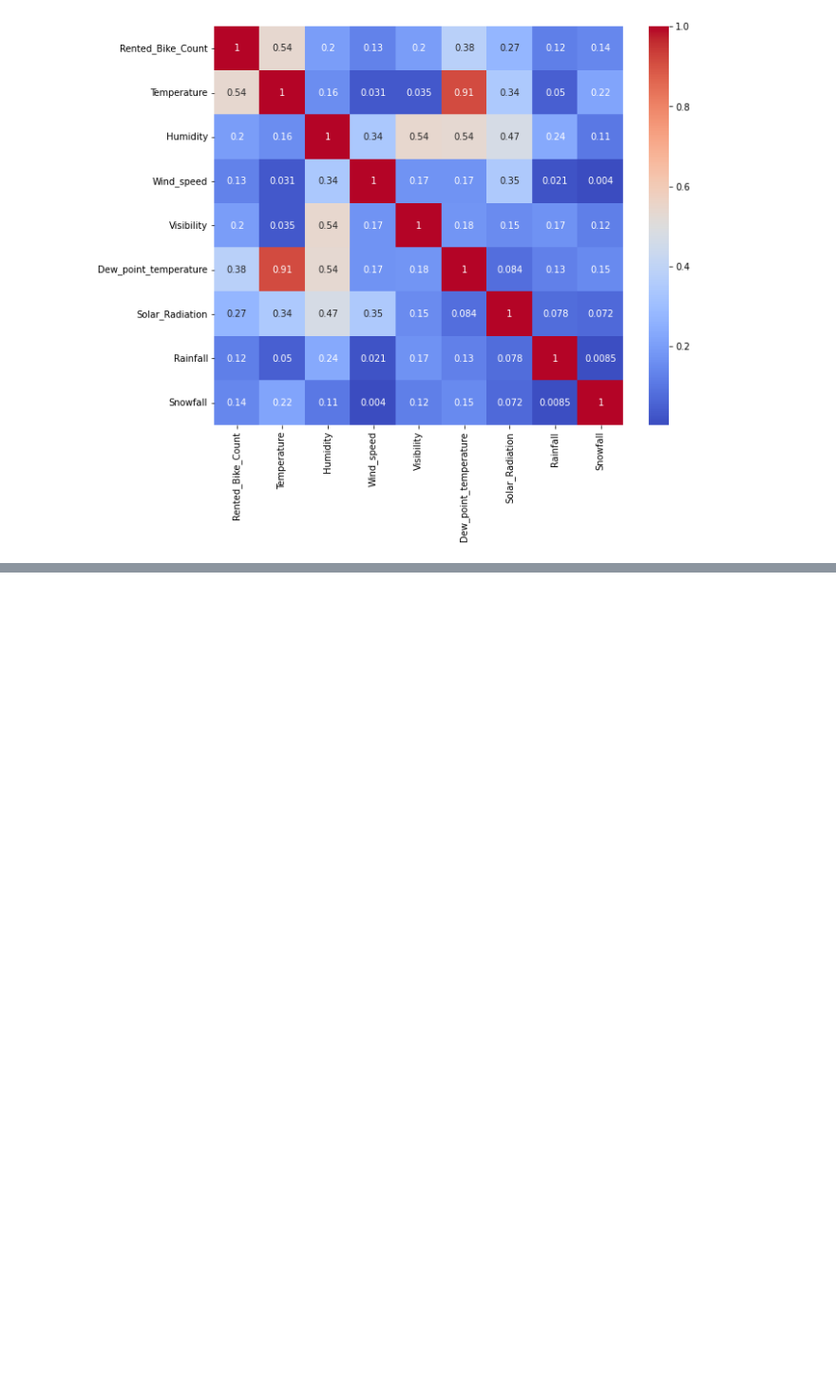
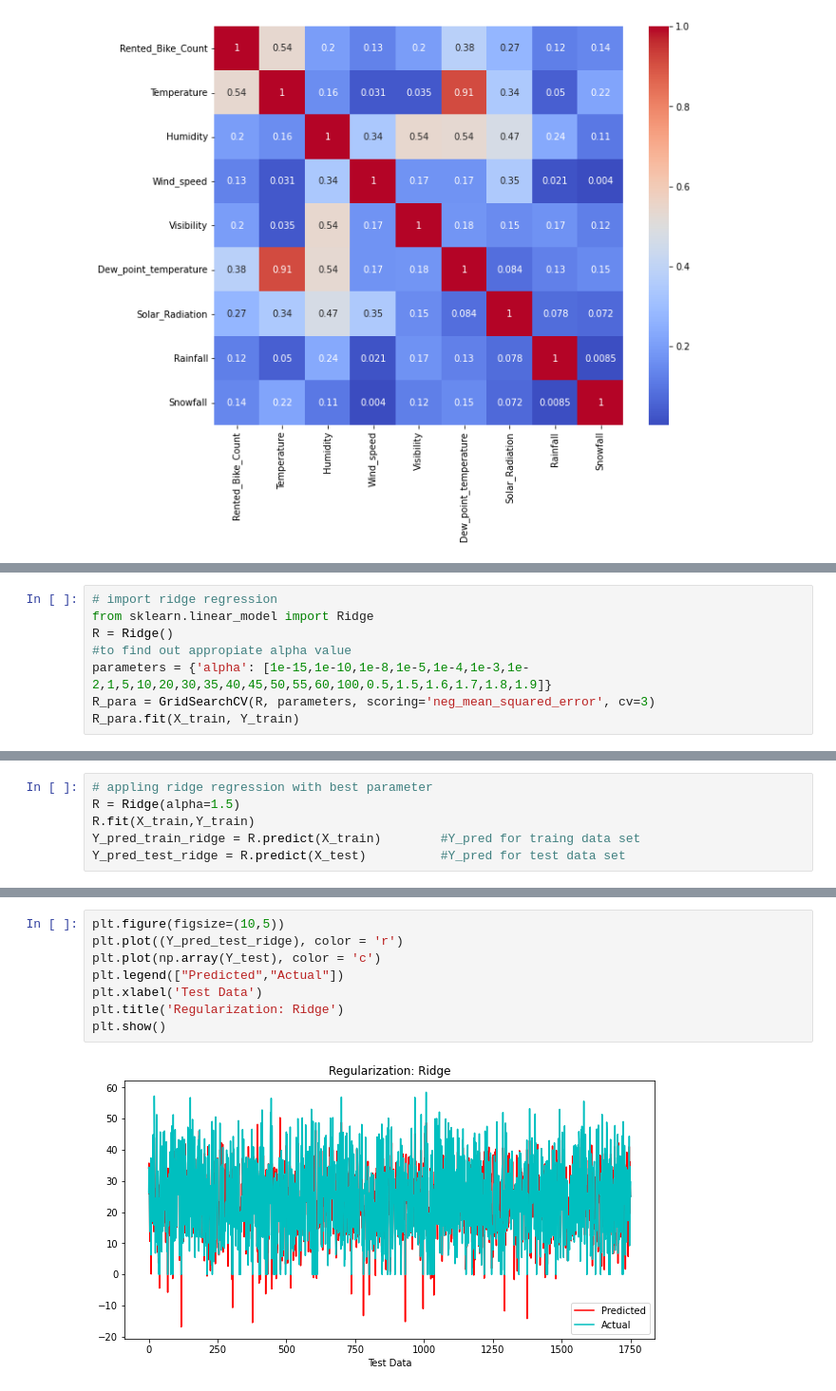
Before and after one commit to JayaVishwa/Bike_Sharing_Demand_Prediction, a Jupyter notebook: Bike Sharing Demand Prediction - Capstone Project (1).ipynb, the cells around one changed output, grey strips where cells are left out. Shown at 95% size. Cells and saved outputs as stored; diff of their text form; blank space fills up the shorter version.

```diff
--- a/Bike Sharing Demand Prediction - Capstone Project (1).ipynb
+++ b/Bike Sharing Demand Prediction - Capstone Project (1).ipynb
@@ -529,0 +891,8 @@ sns.heatmap(abs(df.corr()), cmap='coolwarm', annot=True )
+# %%
+# import ridge regression
+from sklearn.linear_model import Ridge
+R = Ridge()
+#to find out appropiate alpha value
+parameters = {'alpha': [1e-15,1e-10,1e-8,1e-5,1e-4,1e-3,1e-2,1,5,10,20,30,35,40,45,50,55,60,100,0.5,1.5,1.6,1.7,1.8,1.9]}
+R_para = GridSearchCV(R, parameters, scoring='neg_mean_squared_error', cv=3)
+R_para.fit(X_train, Y_train)
@@ -529,0 +910,6 @@ sns.heatmap(abs(df.corr()), cmap='coolwarm', annot=True )
+# %%
+# appling ridge regression with best parameter
+R = Ridge(alpha=1.5)
+R.fit(X_train,Y_train)
+Y_pred_train_ridge = R.predict(X_train)        #Y_pred for traing data set
+Y_pred_test_ridge = R.predict(X_test)          #Y_pred for test data set
@@ -529,0 +959,10 @@ sns.heatmap(abs(df.corr()), cmap='coolwarm', annot=True )
+# %%
+plt.figure(figsize=(10,5))
+plt.plot((Y_pred_test_ridge), color = 'r')
+plt.plot(np.array(Y_test), color = 'c')
+plt.legend(["Predicted","Actual"])
+plt.xlabel('Test Data')
+plt.title('Regularization: Ridge')
+plt.show()
+# %% [output]
+[figure, added]
```
Also changed, not shown: parts of 90 cells of this notebook.
